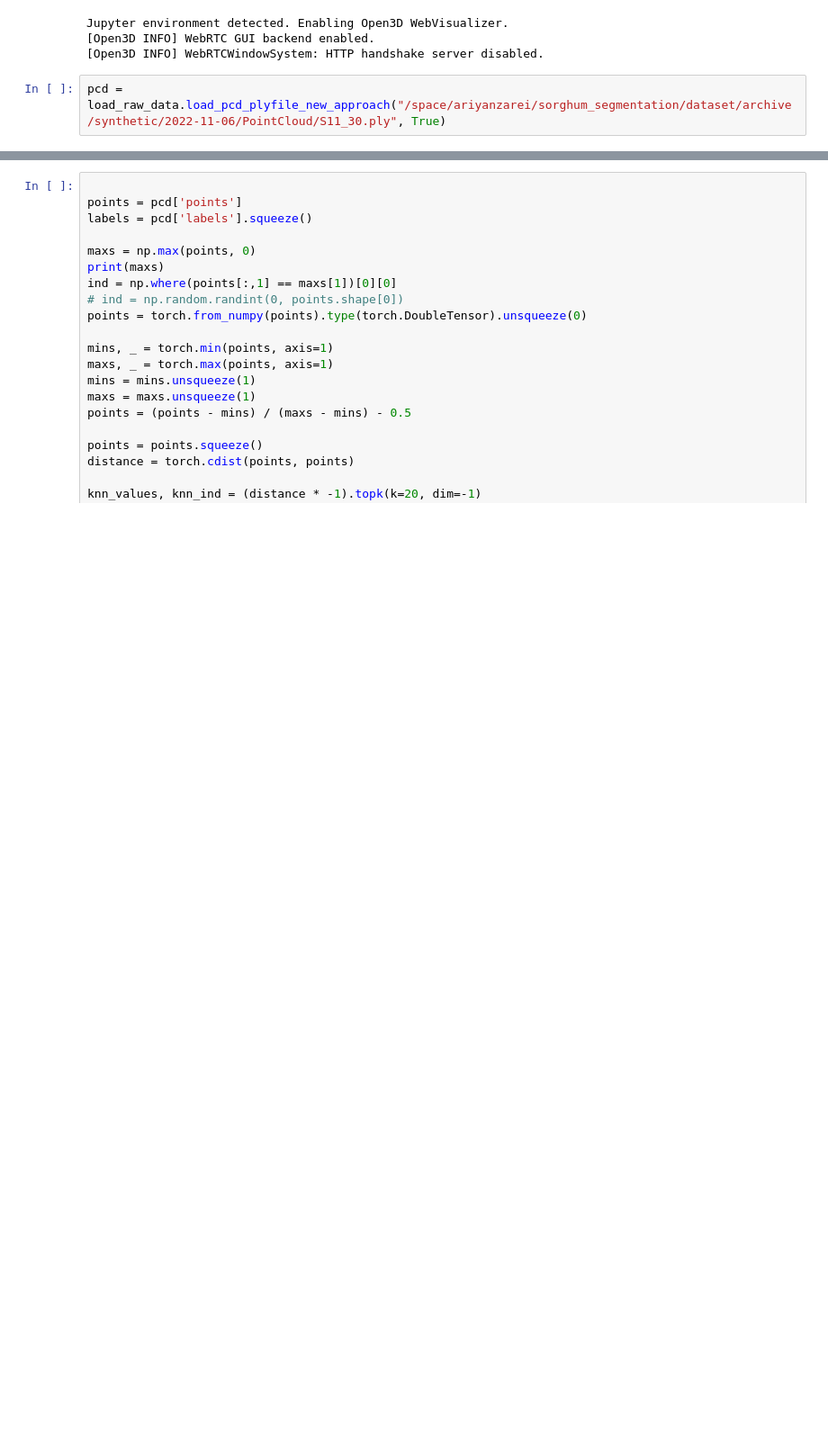
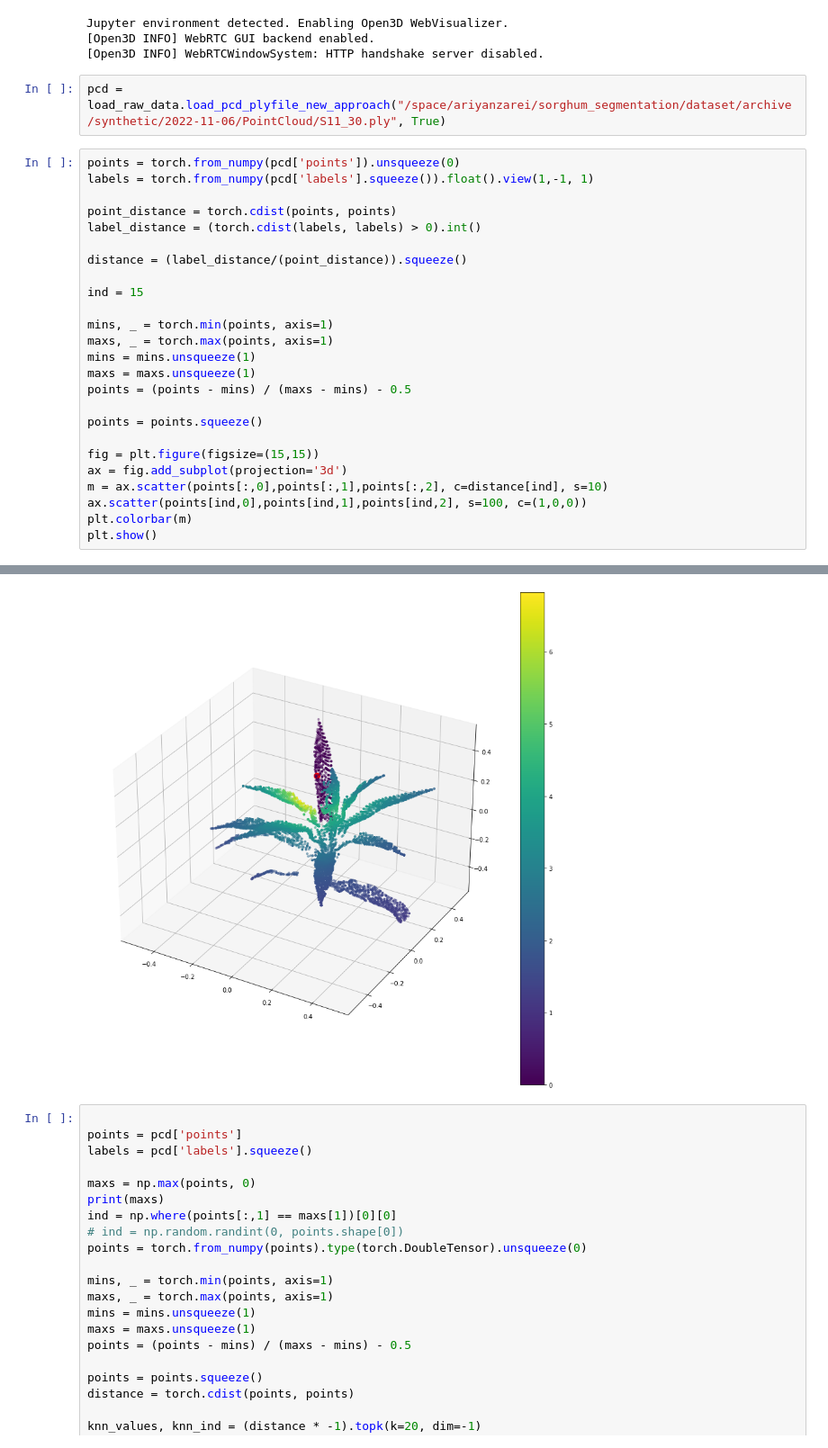
Before and after one commit to ariyanzri/PlantSegNet, a Jupyter notebook: notebooks/new_loss_function_test.ipynb, the cells around one changed output, grey strips where cells are left out. Shown at 90% size. Cells and saved outputs as stored; diff of their text form; blank space fills up the shorter version.

Commit message:
visualization done

```diff
--- a/notebooks/new_loss_function_test.ipynb
+++ b/notebooks/new_loss_function_test.ipynb
@@ -15,3 +15,29 @@ Jupyter environment detected. Enabling Open3D WebVisualizer.
 [Open3D INFO] WebRTCWindowSystem: HTTP handshake server disabled.
 # %%
 pcd = load_raw_data.load_pcd_plyfile_new_approach("/space/ariyanzarei/sorghum_segmentation/dataset/archive/synthetic/2022-11-06/PointCloud/S11_30.ply", True)
+# %%
+points = torch.from_numpy(pcd['points']).unsqueeze(0)
+labels = torch.from_numpy(pcd['labels'].squeeze()).float().view(1,-1, 1)
+
+point_distance = torch.cdist(points, points)
+label_distance = (torch.cdist(labels, labels) > 0).int()
+
+distance = (label_distance/(point_distance)).squeeze()
+
+ind = 15
+
+mins, _ = torch.min(points, axis=1)
+maxs, _ = torch.max(points, axis=1)
+mins = mins.unsqueeze(1)
+maxs = maxs.unsqueeze(1)
+points = (points - mins) / (maxs - mins) - 0.5
+
+points = points.squeeze()
+
+fig = plt.figure(figsize=(15,15))
+ax = fig.add_subplot(projection='3d')
+m = ax.scatter(points[:,0],points[:,1],points[:,2], c=distance[ind], s=10)
+ax.scatter(points[ind,0],points[ind,1],points[ind,2], s=100, c=(1,0,0))
+plt.colorbar(m)
+plt.show()
+# %% [output]
@@ -18,3 +45,4 @@ pcd = load_raw_data.load_pcd_plyfile_new_approach("/space/ariyanzarei/sorghum_se
+[figure, added]
 # %%
 
 points = pcd['points']
```
Also changed, not shown: parts of 1 cell of this notebook, 1 other file.
